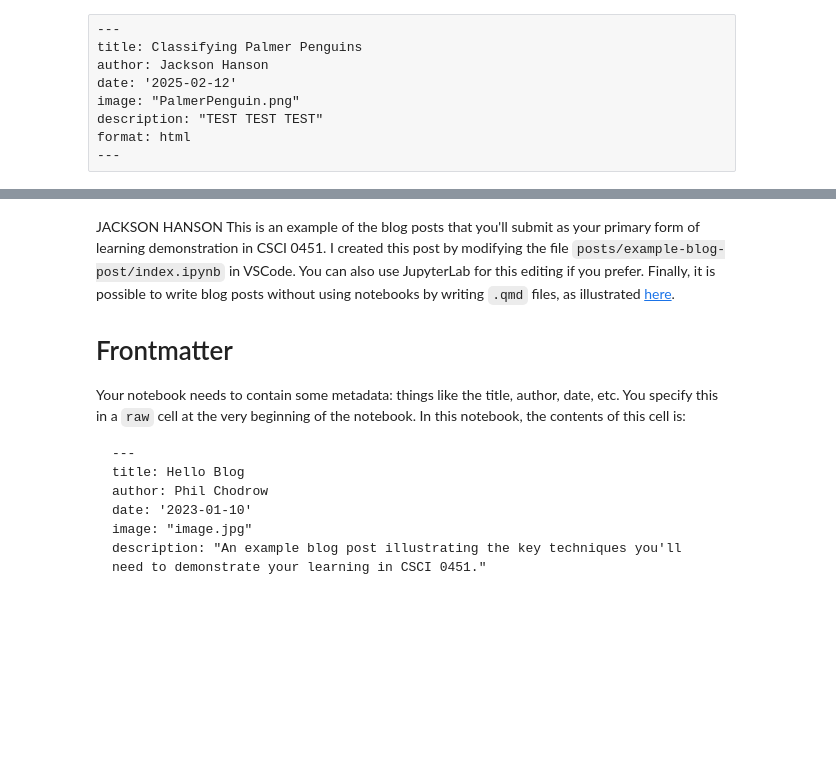
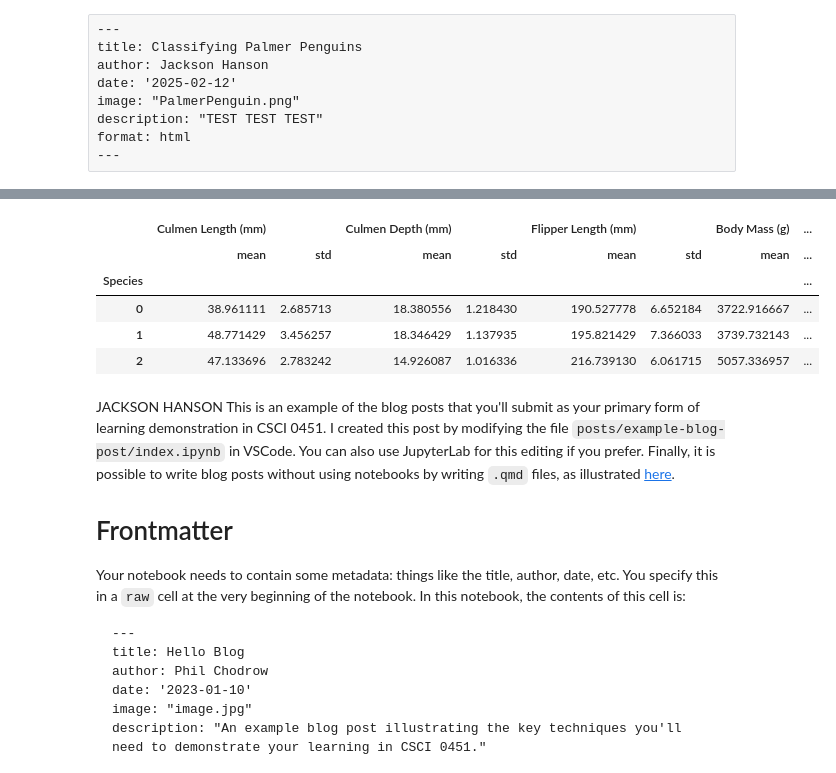
Before and after one commit to jacksonbhanson7/jacksonbhanson7.github.io, a Jupyter notebook: posts/example-blog-post/index.ipynb, the cells around one changed output, grey strips where cells are left out. Cells and saved outputs as stored; diff of their text form; code cells hidden in the pictures; blank space fills up the shorter version.

```diff
--- a/posts/example-blog-post/index.ipynb
+++ b/posts/example-blog-post/index.ipynb
@@ -12,3 +87,18 @@ from source import Perceptron
+# %%
+summary_table = df.groupby("Species").aggregate({
+    "Culmen Length (mm)": ["mean", "std"],
+    "Culmen Depth (mm)": ["mean", "std"],
+    "Flipper Length (mm)": ["mean", "std"],
+    "Body Mass (g)": ["mean", "std"]
+})
+summary_table
+# %% [output]
+|  | Culmen Length (mm) |  | Culmen Depth (mm) |  | Flipper Length (mm) |  | Body Mass (g) | ... |
+|  | mean | std | mean | std | mean | std | mean | ... |
+| Species |  |  |  |  |  |  |  | ... |
+| 0 | 38.961111 | 2.685713 | 18.380556 | 1.218430 | 190.527778 | 6.652184 | 3722.916667 | ... |
+| 1 | 48.771429 | 3.456257 | 18.346429 | 1.137935 | 195.821429 | 7.366033 | 3739.732143 | ... |
+| 2 | 47.133696 | 2.783242 | 14.926087 | 1.016336 | 216.739130 | 6.061715 | 5057.336957 | ... |
 # %% [markdown]
 JACKSON HANSON This is an example of the blog posts that you'll submit as your primary form of learning demonstration in CSCI 0451. I created this post by modifying the file `posts/example-blog-post/index.ipynb` in VSCode. You can also use JupyterLab for this editing if you prefer. Finally, it is possible to write blog posts without using notebooks by writing `.qmd` files, as illustrated [here](https://quarto.org/docs/get-started/hello/vscode.html).
 
```
Also changed, not shown: parts of 9 cells of this notebook, 6 other files.
